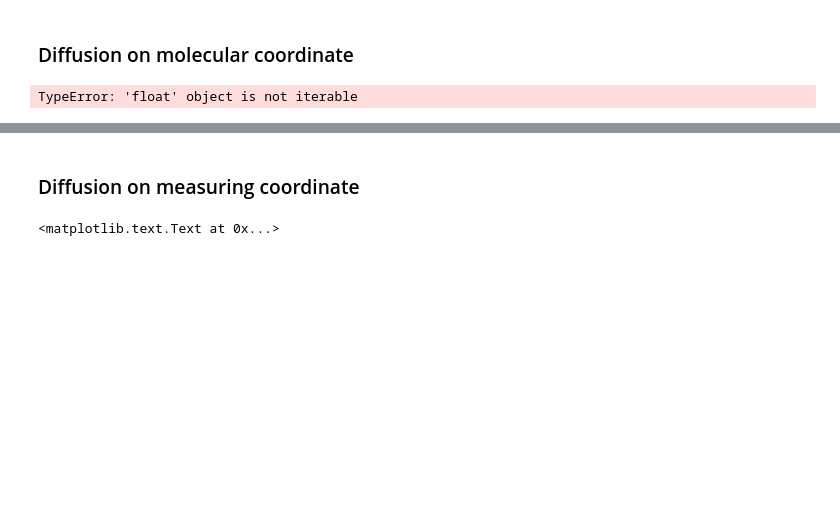
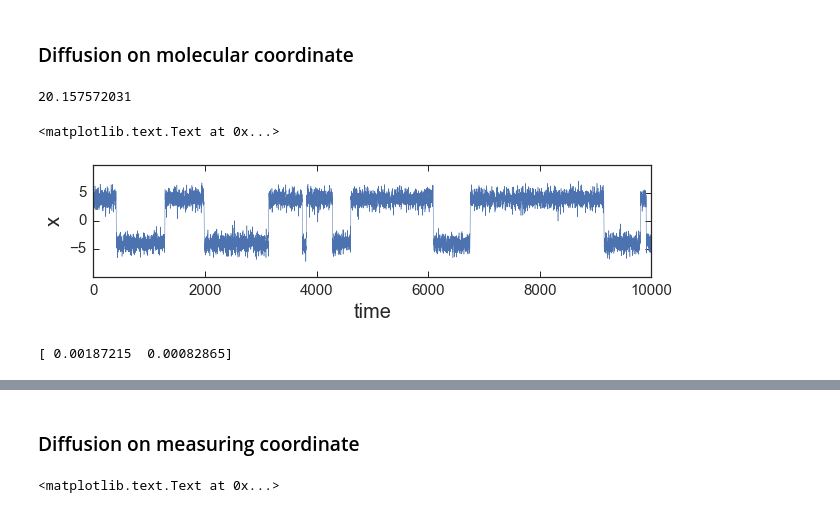
Before and after one commit to daviddesancho/smFSmodels, a Jupyter notebook: cossio_brownian_cython.ipynb, the cells around one changed output, grey strips where cells are left out. Drawn from its saved outputs; the diff is of its cells as text; code cells hidden in the pictures; blank space fills up the shorter version.

```diff
--- a/cossio_brownian_cython.ipynb
+++ b/cossio_brownian_cython.ipynb
@@ -71,21 +69,26 @@ plt.tight_layout()
 start = time.time()
 x, q = [5., 0.]
 t, xk, qk = cossio.run_brownian(x0=x, dt=dt, barrier=5., kl=0., \
-                             Dx=Dx, numsteps=int(1e4), fwrite=int(1./dt))
+                             Dx=Dx, numsteps=int(1e7), fwrite=int(1./dt))
 end = time.time()
 print end - start
 # %% [output]
-TypeError: 'float' object is not iterable
+20.157572031
 # %%
 fig, ax = plt.subplots(figsize=(10,2))
-ax.plot(xk, linewidth=0.2)
+ax.plot(xk, linewidth=0.5)
 ax.set_ylim(-10,10)
 ax.set_yticks([-5.,0,5.])
 ax.set_xlabel('time', fontsize=20)
 ax.set_ylabel('x', fontsize=20)
+# %% [output]
+<matplotlib.text.Text at 0x...>
+[figure, added]
 # %%
 rate0 = np.array(calc_rates(xk))
 print rate0
+# %% [output]
+[ 0.00187215  0.00082865]
 # %%
 fig, ax = plt.subplots()
 hist, bin_edges, patches = \
```
Also changed, not shown: parts of 6 cells of this notebook, 2 other files.
